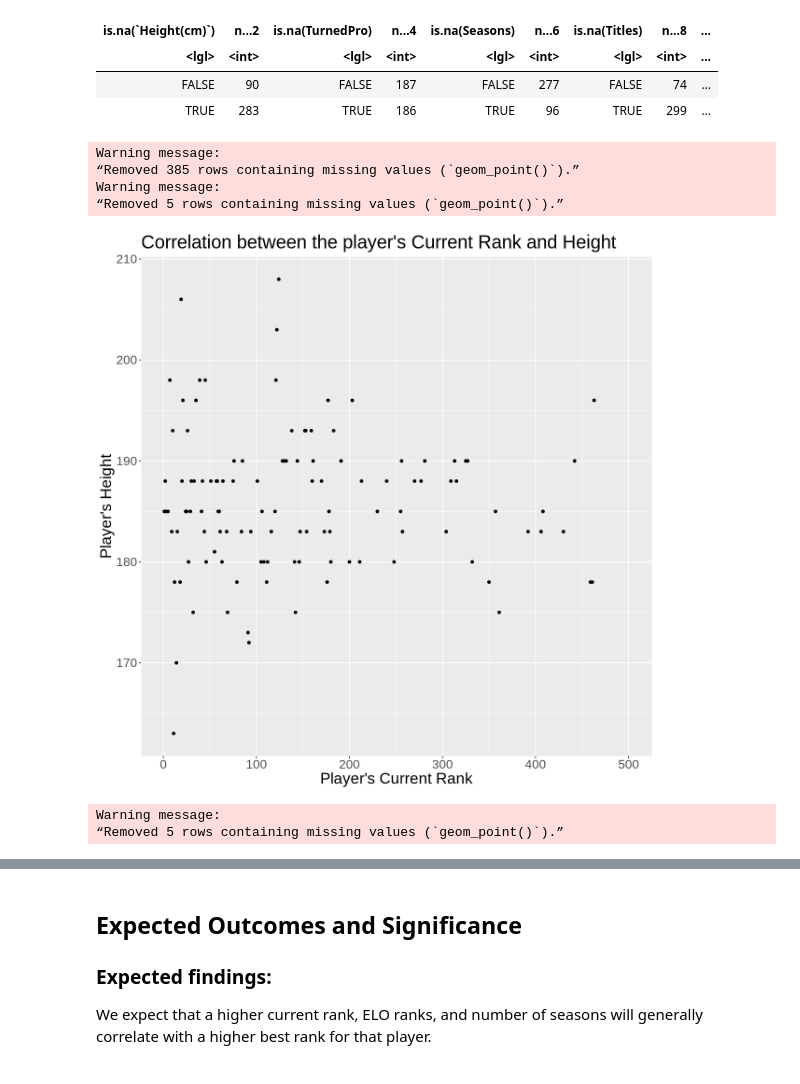
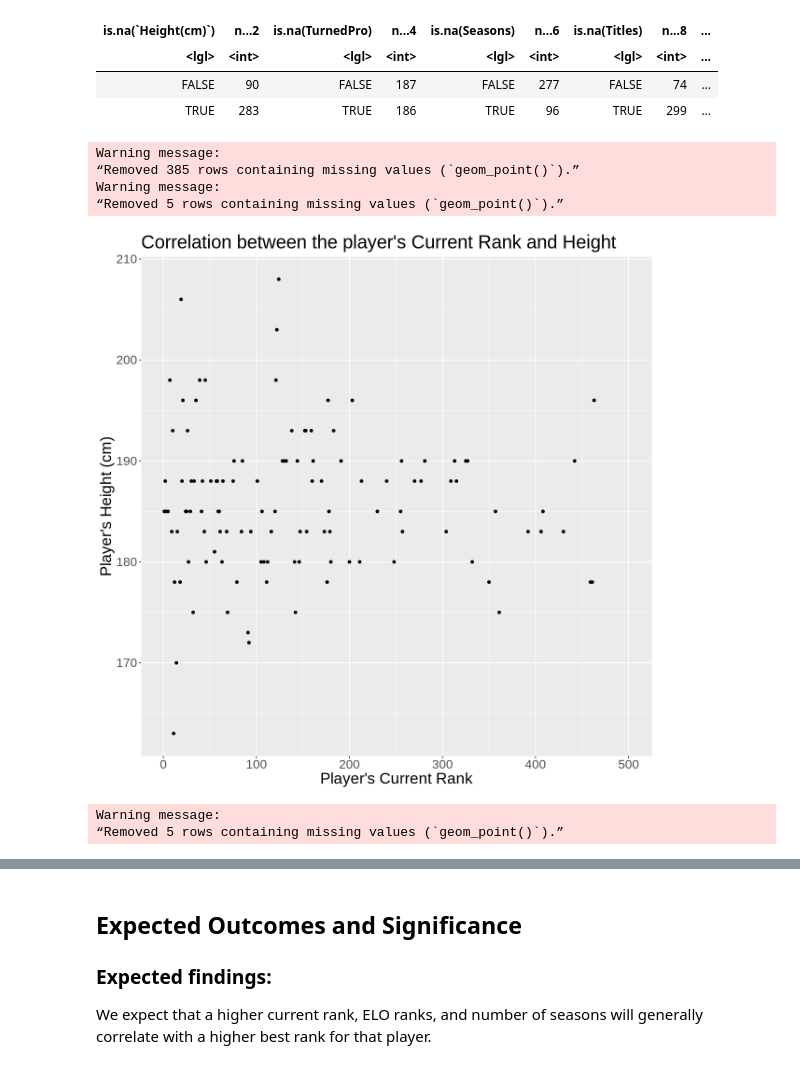
Before and after one commit to Yoyoma2000/DSCI100-Group10-Project, a Jupyter notebook: group10_projectProposal.ipynb, the cells around one changed output, grey strips where cells are left out. Cells and saved outputs as stored; diff of their text form; code cells hidden in the pictures.

```diff
--- a/group10_projectProposal.ipynb
+++ b/group10_projectProposal.ipynb
@@ -134,37 +134,37 @@ player_plot1 <- processed_player_data |>
             ggplot(aes(x= `CurrentRank`,y= `Height(cm)`)) +
             geom_point() +
             xlab("Player's Current Rank") +
-            ylab("Player's Height") +
+            ylab("Player's Height (cm)") +
             ggtitle("Correlation between the player's Current Rank and Height") +
             theme(text = element_text(size=20))
 
 # 2nd Visualization on the correlation between Current Rank and Best Rank
 player_plot2 <- processed_player_data |>
             ggplot(aes(x= `CurrentRank`, y= `BestRank`)) +
             geom_point() +
             xlab("Player's Current Rank") +
             ylab("Player's Best Rank") +
             ggtitle("Correlation between the player's Current Rank and Best Rank") +
             theme(text = element_text(size=20))
 
 # 3rd Visualization on the correlation between Age and Current Rank
 player_plot3 <- processed_player_data |>
             ggplot(aes(x= Age, y= `CurrentRank`)) +
             geom_point() +
             xlab("Player's Age") +
             ylab("Player's Current Rank") +
             ggtitle("Correlation between the player's Age and Current Rank") +
             theme(text = element_text(size=20))
 
 player_plot1
 player_plot2
 player_plot3
 # %% [output]
 Warning message:
 “Removed 385 rows containing missing values (`geom_point()`).”
 Warning message:
 “Removed 5 rows containing missing values (`geom_point()`).”
-[figure, old version]
+[figure, new version]
 Warning message:
 “Removed 5 rows containing missing values (`geom_point()`).”
 [figure]
```
Also changed, not shown: parts of 3 cells of this notebook.
